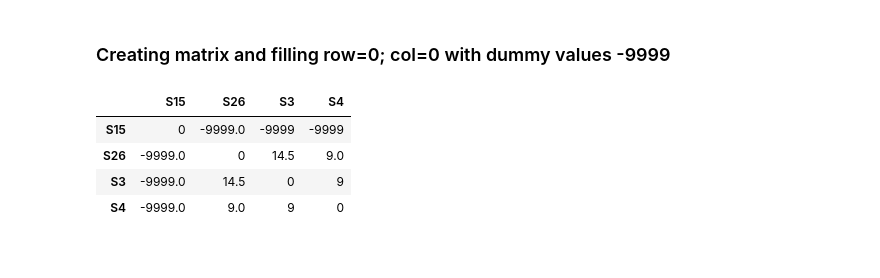
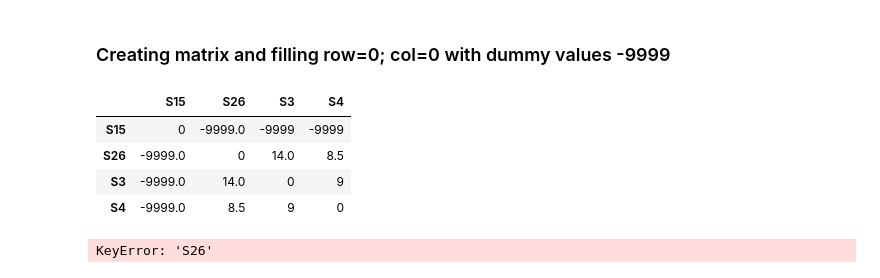
Before and after one commit to ashish-codebase/LinguisticsAssignment1, a Jupyter notebook: Assignment_01_v2.ipynb, the cells around one changed output. Saved outputs shown, nothing was run; the diff lists cells and outputs as text; code cells hidden in the pictures.

```diff
--- a/Assignment_01_v2.ipynb
+++ b/Assignment_01_v2.ipynb
@@ -5,15 +4,24 @@ import math
+# %%
+class Location:
+    row:int
+    col:int
+    def __init__(self, row, col) -> None:
+        self.row=row
+        self.col=col
+    def text(self):
+        print(self.row, self.col)
 # %%
 def getMinLocation(distance_matrix_l1_init:pd.DataFrame):
     matrix2min = 9999
-    matrix2RowColMin=(9999,9999)
+    matrix2RowColMin=Location(9999,9999)
     matrixsize = distance_matrix_l1_init.shape[0]
     for i in range(matrixsize):
         for j in range(matrixsize):
             if distance_matrix_l1_init.iloc[i,j]<matrix2min and distance_matrix_l1_init.iloc[i,j]>0:
                 matrix2min = distance_matrix_l1_init.iloc[i,j]
-                matrix2RowColMin = (i,j)
-    print("Min Location==>",matrix2RowColMin, "Min value==>", matrix2min)
-    print("Row==>", distance_matrix_l1_init.columns[matrix2RowColMin[0]], "Col==>",distance_matrix_l1_init.columns[matrix2RowColMin[1]] )
+                matrix2RowColMin = Location(i,j)
+    print("Min Location==>",matrix2RowColMin.text, "Min value==>", matrix2min)
+    print("Row==>", distance_matrix_l1_init.columns[matrix2RowColMin.row], "Col==>",distance_matrix_l1_init.columns[matrix2RowColMin.col] )
     return matrix2RowColMin
 # %%
 def updateDistances (distanceMatrix:pd.DataFrame, minLocation):
@@ -239,11 +226,16 @@ S2_S5(7)   S5_S5(0)
 # %% [markdown]
 ### Creating matrix and filling row=0; col=0 with dummy values -9999
 # %%
-updatedMatrix = removeMinDistanceRowCol(distance_matrix_l1_init2, matrix2RowColMin)
+updatedMatrix = removeMinDistanceRowCol(distance_matrix_l1_init, matrix2RowColMin)
 updatedMatrix
 # %% [output]
 |  | S15 | S26 | S3 | S4 |
 | S15 | 0 | -9999.0 | -9999 | -9999 |
-| S26 | -9999.0 | 0 | 14.5 | 9.0 |
-| S3 | -9999.0 | 14.5 | 0 | 9 |
-| S4 | -9999.0 | 9.0 | 9 | 0 |
+| S26 | -9999.0 | 0 | 14.0 | 8.5 |
+| S3 | -9999.0 | 14.0 | 0 | 9 |
+| S4 | -9999.0 | 8.5 | 9 | 0 |
+# %%
+updatedMatrix2 = updateDistances(updatedMatrix, matrix2RowColMin)
+updatedMatrix2
+# %% [output]
+KeyError: 'S26'
```
Also changed, not shown: parts of 5 cells of this notebook, 1 other file.
